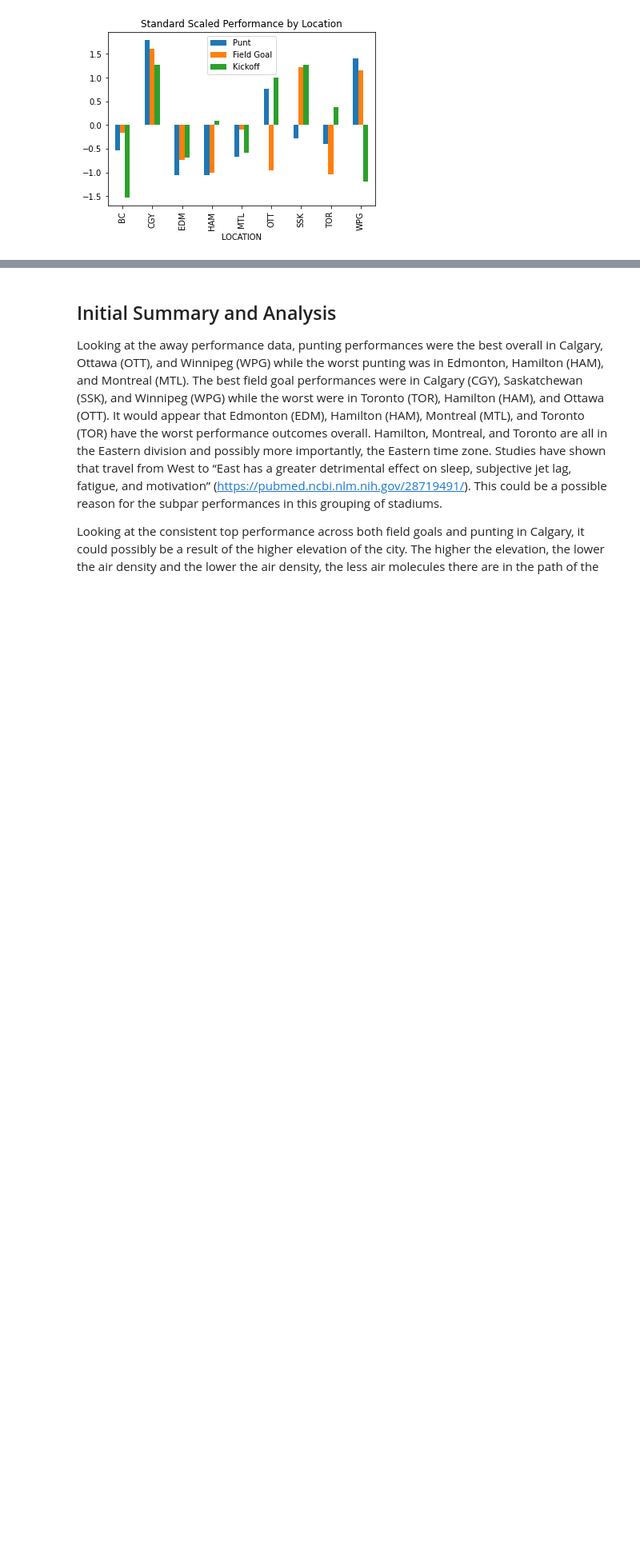
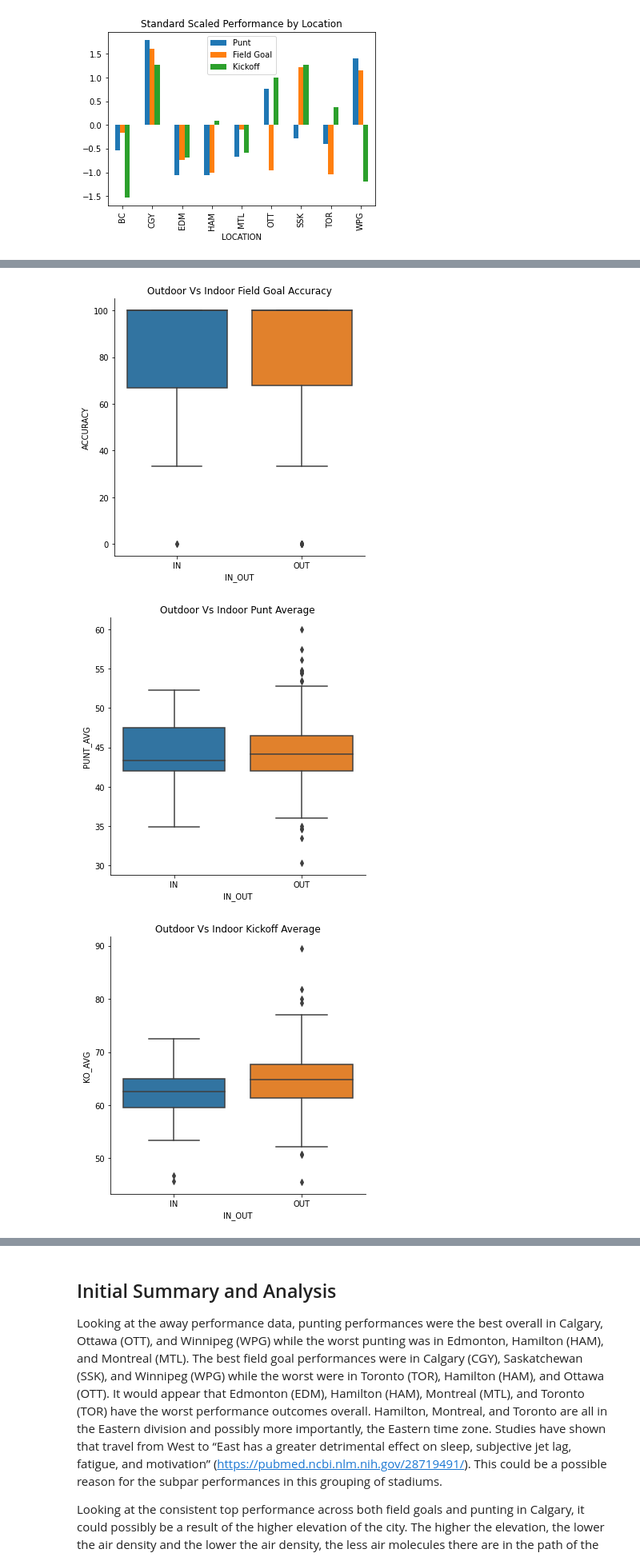
Before and after one commit to huuugh18/Programming-In-Python, a Jupyter notebook: CorseWork/CW2/Final_Project.ipynb, the cells around one changed output, grey strips where cells are left out. Shown at 80% size. Saved outputs shown, nothing was run; the diff lists cells and outputs as text; code cells hidden in the pictures; blank space fills up the shorter version.

```diff
--- a/CorseWork/CW2/Final_Project.ipynb
+++ b/CorseWork/CW2/Final_Project.ipynb
@@ -888,0 +659,8 @@ These visualizations do not provide much insight into the data but show that fur
+# %%
+def add_outdoor_column(df):
+   df['IN_OUT'] = np.where(df['LOCATION'] == 'BC', 'IN','OUT')
+   return df
+
+df_away_punt_inout = add_outdoor_column(df_away_punt_clean)
+df_away_fg_inout = add_outdoor_column(df_away_fg_clean)
+df_away_ko_inout = add_outdoor_column(df_away_ko_clean)
@@ -888,0 +669,25 @@ These visualizations do not provide much insight into the data but show that fur
+# %%
+p = sns.catplot(
+      x='IN_OUT',
+      y='ACCURACY',
+      data=df_away_fg_inout,
+      kind='box'
+   ).set(title='Outdoor Vs Indoor Field Goal Accuracy')
+
+o = sns.catplot(
+      x='IN_OUT',
+      y='PUNT_AVG',
+      data=df_away_punt_inout,
+      kind='box'
+   ).set(title='Outdoor Vs Indoor Punt Average')
+
+q = sns.catplot(
+      x='IN_OUT',
+      y='KO_AVG',
+      data=df_away_ko_inout,
+      kind='box'
+   ).set(title='Outdoor Vs Indoor Kickoff Average')
+# %% [output]
+[figure, added]
+[figure, added]
+[figure, added]
```
Also changed, not shown: parts of 94 cells of this notebook.
